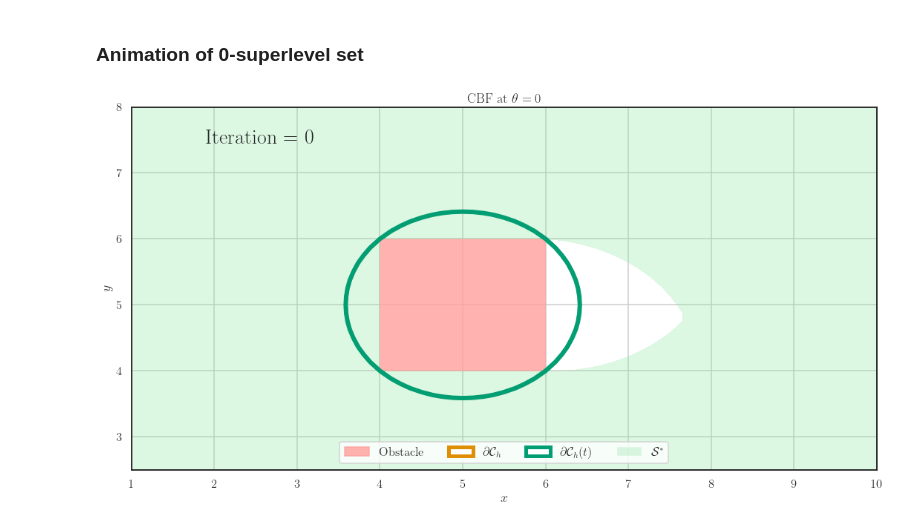
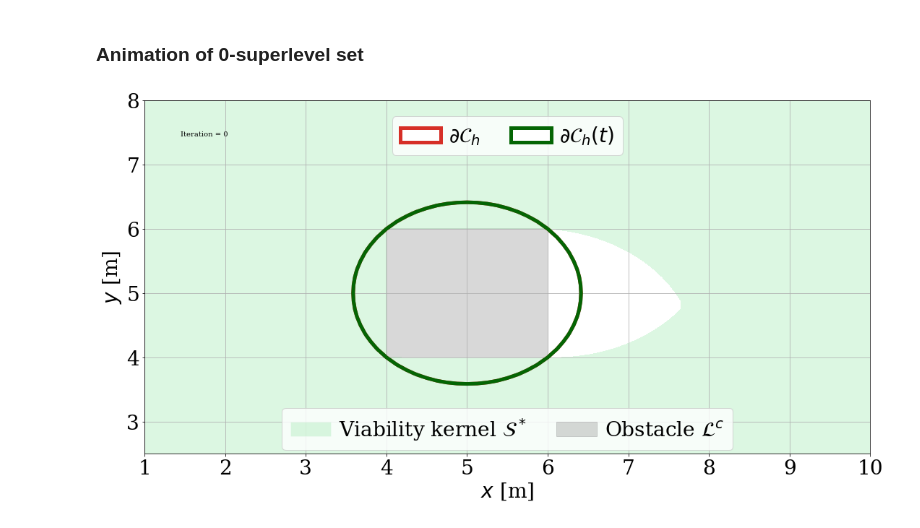
Before and after one commit to UCSD-SASLab/refineCBF, a Jupyter notebook: examples/dubins.ipynb, the cells around one changed output. Drawn from its saved outputs; the diff is of its cells as text; code cells hidden in the pictures.

Commit message:
Added Dubins paper example

```diff
--- a/examples/dubins.ipynb
+++ b/examples/dubins.ipynb
@@ -168,6 +187,7 @@ In our work, we propose instead initializing with a candidate CBF, as below:
 init_value = dubins_tabular_cbf.vf_table
 times = jnp.linspace(time, target_time, 101)
 try:
+    raise FileNotFoundError
     target_values = np.load('dubins/cbf_vfs.npy')
 except FileNotFoundError:
     target_values = hj.solve(solver_settings, dyn_hjr, grid, times, init_value)
@@ -352,0 +259,15 @@ plt.subplots_adjust(wspace=0.1, hspace=0)
+# %%
+colors = sns.color_palette("tab10")
+chosen_colors = [(0.5, 0.5, 0.5)]
+chosen_colors.append(colors[0])
+chosen_colors.append(colors[1])
+chosen_colors.append((0.1, 0.1, 0.1))
+chosen_colors.append((0.7, 0.7, 0.7))
+
+colors = [(0.3, 0.3, 0.3)]
+colors += [(sns.color_palette("RdYlGn_r", 7)[0])]
+colors += [(sns.color_palette("RdYlGn_r", 9)[6])]
+colors += [(sns.color_palette("RdYlGn_r", 9)[8])]
+colors += [(4 / 255, 101 / 255, 4 / 255)]
+
+alt_colors = sns.color_palette("pastel", 9).as_hex()
@@ -353,49 +335,77 @@ plt.subplots_adjust(wspace=0.1, hspace=0)
 # %% [markdown]
 ### Animation of 0-superlevel set
+# %%
+toggle_hjr_visualization = False
+save_video = False
+offset = 21
 # %%
 def render_frame(i, colorbar=False):
     global cont
     for c in cont.collections:
         c.remove()
+
     timestamp.set_text("Iteration = {}".format(i))
-    cont = ax.contour(grid.coordinate_vectors[1], grid.coordinate_vectors[0], target_values[i][..., 21], levels=[0], colors=gen_colors[2])
-# sns.set_theme()
-# plt.style.use('classic')
-filename = "dubins_wscbf_cbf_hjr_contour.mp4"
+    cont = ax.contour(grid.coordinate_vectors[1], grid.coordinate_vectors[0], target_values[i][..., offset], levels=[0],
+                      colors=np.array([colors[-1]]))
+    if toggle_hjr_visualization:
+        global cont2
+        for c in cont2.collections:
+            c.remove()
+        cont2 = ax.contour(grid.coordinate_vectors[1], grid.coordinate_vectors[0], target_values_hjr[i][..., offset], levels=[0],
+                           colors=np.array([chosen_colors[0]]))
+
+
+filename = "dubins.mp4"
 fig, ax = plt.subplots(1, 1, figsize=(18,9 ))
-blue_colors = sns.color_palette("PuBuGn", 5).as_hex()
-gen_colors = sns.color_palette("colorblind", 9).as_hex()
-alt_colors = sns.color_palette("pastel", 9).as_hex()
+
 proxy = []
-cs = ax.contourf(grid.coordinate_vectors[1], grid.coordinate_vectors[0], obstacle[..., 21], levels=[-10, 0], colors=alt_colors[3], alpha=0.8)
-proxy += [plt.Rectangle((0,0),1,1, fc=alt_colors[3], ec=alt_colors[3], alpha=0.8) for pc in cs.collections]
-cs = ax.contourf(grid.coordinate_vectors[1], grid.coordinate_vectors[0], target_values_hjr[-1][..., 21], levels=[0, 50], colors=alt_colors[2], alpha=0.3)
-cont = ax.contour(grid.coordinate_vectors[1], grid.coordinate_vectors[0], target_values[0][..., 21], levels=[0], colors=gen_colors[1], linewidths=5)
-proxy += [plt.Rectangle((0,0),1,1,ec = gen_colors[1], fc='white', lw=5)
+obstacle_viz = ax.contourf(grid.coordinate_vectors[1], grid.coordinate_vectors[0], obstacle[..., offset],
+                           levels=[-10, 0], colors='grey', alpha=0.3)
+
+cs = ax.contourf(grid.coordinate_vectors[1], grid.coordinate_vectors[0], target_values_hjr[-1][..., offset], levels=[0, 50],
+                 colors=alt_colors[2], alpha=0.3)
+cont = ax.contour(grid.coordinate_vectors[1], grid.coordinate_vectors[0], target_values[0][..., offset], levels=[0],
+                  colors=np.array([colors[3]]))
+proxy += [plt.Rectangle((0,0),1,1,ec = colors[3], fc='white', lw=5)
         for pc in cont.collections]
 
-timestamp = ax.text(0.1, 0.9, "", transform=ax.transAxes)
+timestamp = ax.text(0.05, 0.9, "", transform=ax.transAxes)
 
 
-cont = ax.contour(grid.coordinate_vectors[1], grid.coordinate_vectors[0], target_values[0][..., 21], levels=[0], colors=gen_colors[2], linewidths=5)
-proxy += [plt.Rectangle((0,0),1,1,ec = gen_colors[2], fc='white', lw=5)
-        for pc in cont.collections]
+cont = ax.contour(grid.coordinate_vectors[1], grid.coordinate_vectors[0], target_values[0][..., offset], levels=[0],
+                  colors=np.array([colors[-1]]))
+proxy += [plt.Rectangle((0,0),1,1,ec = colors[-1], fc='white', lw=5)
+          for pc in cont.collections]
+if toggle_hjr_visualization:
+    cont2 = ax.contour(grid.coordinate_vectors[1], grid.coordinate_vectors[0], target_values_hjr[0][..., offset], levels=[0],
+                       colors=np.array([chosen_colors[0]]))
+    proxy += [plt.Rectangle((0,0),1,1,ec = chosen_colors[0], fc='white', lw=5)
+              for pc in cont2.collections]
 
-
-proxy += [plt.Rectangle((0,0),1,1,fc = alt_colors[2], ec='white', alpha=0.3)
-        for pc in cs.collections]
 ax.grid()
-ax.set_xlabel("$x$")
-# ax.text(contourlabel0)
-# ax.text(contourlabel1)
+ax.set_xlabel("$x$ [m]")
 ax.set_xlim([1, 10])
 ax.set_ylim([2.5, 8])
-ax.set_ylabel("$y$")
-ax.set_title(r"CBF at $\theta=0$")
-ax.legend(proxy, ["Obstacle", "$\partial \mathcal{C}_h$", "$\partial \mathcal{C}_h(t)$", "$\mathcal{S}^*$"], ncol=4, loc='lower center')
+ax.set_ylabel("$y$ [m]")
+
+proxy2 = []
+proxy2 += [plt.Rectangle((0,0),1,1,fc = alt_colors[2], ec='white', alpha=0.3) for pc in cs.collections]
+proxy2 += [plt.Rectangle((0,0),1,1, fc='grey', ec='grey', alpha=0.3) for pc in obstacle_viz.collections]
+
+legend_entries = ["$\partial \mathcal{C}_h$", "$\partial \mathcal{C}_h(t)$"]
+if toggle_hjr_visualization:
+    legend_entries += ["$\partial \mathcal{C}_{\ell}(t)$"]
+leg = ax.legend(proxy, legend_entries,
+          loc='center', bbox_to_anchor=(0.5, 0.9), ncol=3, columnspacing=1.5, handletextpad=0.4)
+ax.legend(proxy2, ["Viability kernel $\mathcal{S}^*$", "Obstacle $\mathcal{L}^c$"],
+          loc='center', bbox_to_anchor=(0.5, 0.07), ncol=3, columnspacing=1.5, handletextpad=0.4)
+ax.add_artist(leg)
+
 
 render_frame(0, False)
 animation = anim.FuncAnimation(fig, render_frame, target_values.shape[0] * 5 // 16, interval=100)
-# animation.save(filename, writer='ffmpeg')
+
+if save_video:
+    animation.save(filename, writer='ffmpeg')
 # %% [output]
-[figure, old version]
+[figure, new version]
```
Also changed, not shown: parts of 20 cells of this notebook, 1 other file.
